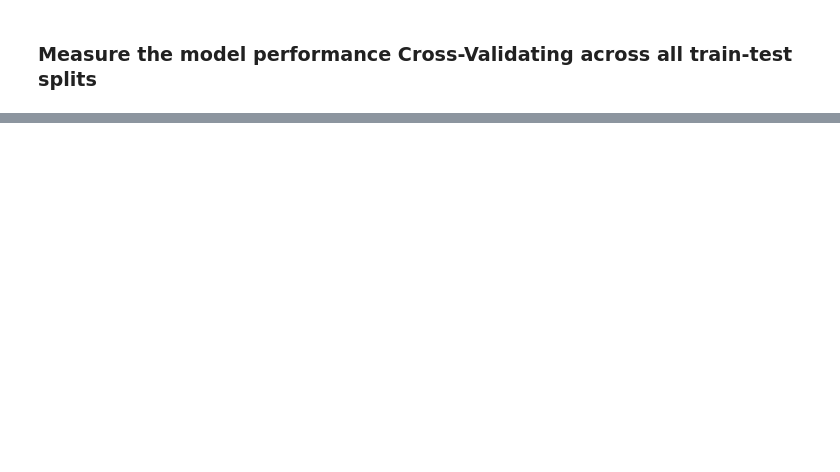
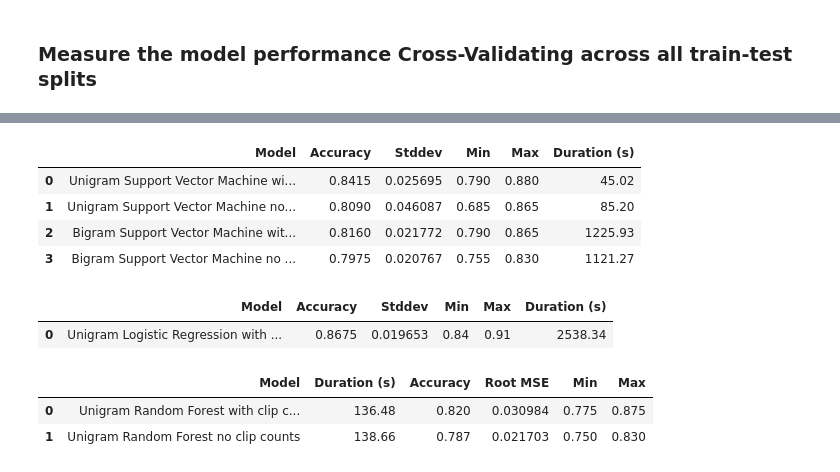
Before and after one commit to Crone1/Movie-Review-Sentiment-Classification-Using-Sklearn, a Jupyter notebook: movie_sentiment_classification.ipynb, the cells around one changed output, grey strips where cells are left out. Cells and saved outputs as stored; diff of their text form; code cells hidden in the pictures; blank space fills up the shorter version.

```diff
--- a/movie_sentiment_classification.ipynb
+++ b/movie_sentiment_classification.ipynb
@@ -146,0 +236,19 @@ eval_df.reset_index(drop=True)
+# %%
+eval_df
+# %% [output]
+|  | Model | Accuracy | Stddev | Min | Max | Duration (s) |
+| 0 | Unigram Support Vector Machine wi... | 0.8415 | 0.025695 | 0.790 | 0.880 | 45.02 |
+| 1 | Unigram Support Vector Machine no... | 0.8090 | 0.046087 | 0.685 | 0.865 | 85.20 |
+| 2 | Bigram Support Vector Machine wit... | 0.8160 | 0.021772 | 0.790 | 0.865 | 1225.93 |
+| 3 | Bigram Support Vector Machine no ... | 0.7975 | 0.020767 | 0.755 | 0.830 | 1121.27 |
+# %%
+eval_df
+# %% [output]
+|  | Model | Accuracy | Stddev | Min | Max | Duration (s) |
+| 0 | Unigram Logistic Regression with ... | 0.8675 | 0.019653 | 0.84 | 0.91 | 2538.34 |
+# %%
+eval_df
+# %% [output]
+|  | Model | Duration (s) | Accuracy | Root MSE | Min | Max |
+| 0 | Unigram Random Forest with clip c... | 136.48 | 0.820 | 0.030984 | 0.775 | 0.875 |
+| 1 | Unigram Random Forest no clip counts | 138.66 | 0.787 | 0.021703 | 0.750 | 0.830 |
```
Also changed, not shown: parts of 31 cells of this notebook, 1 other file.
